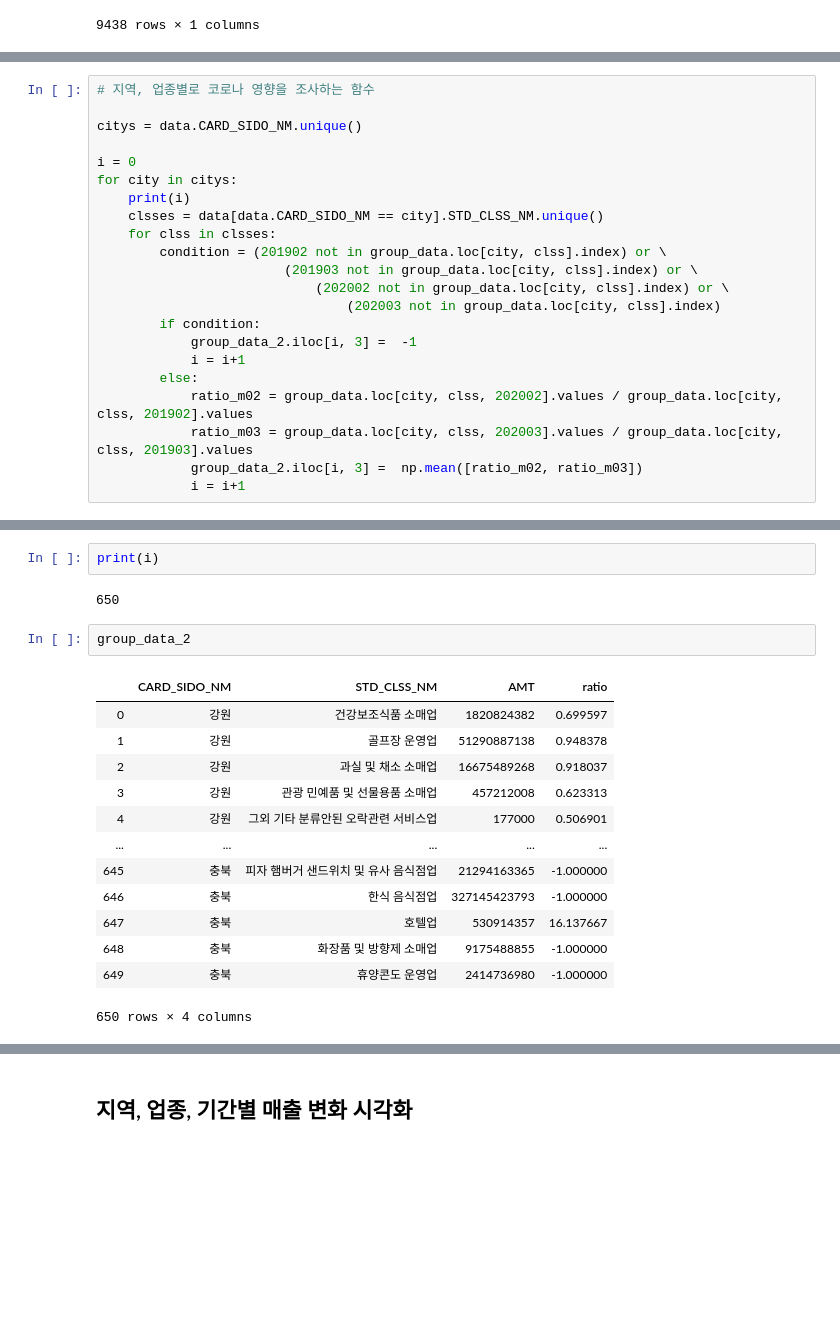
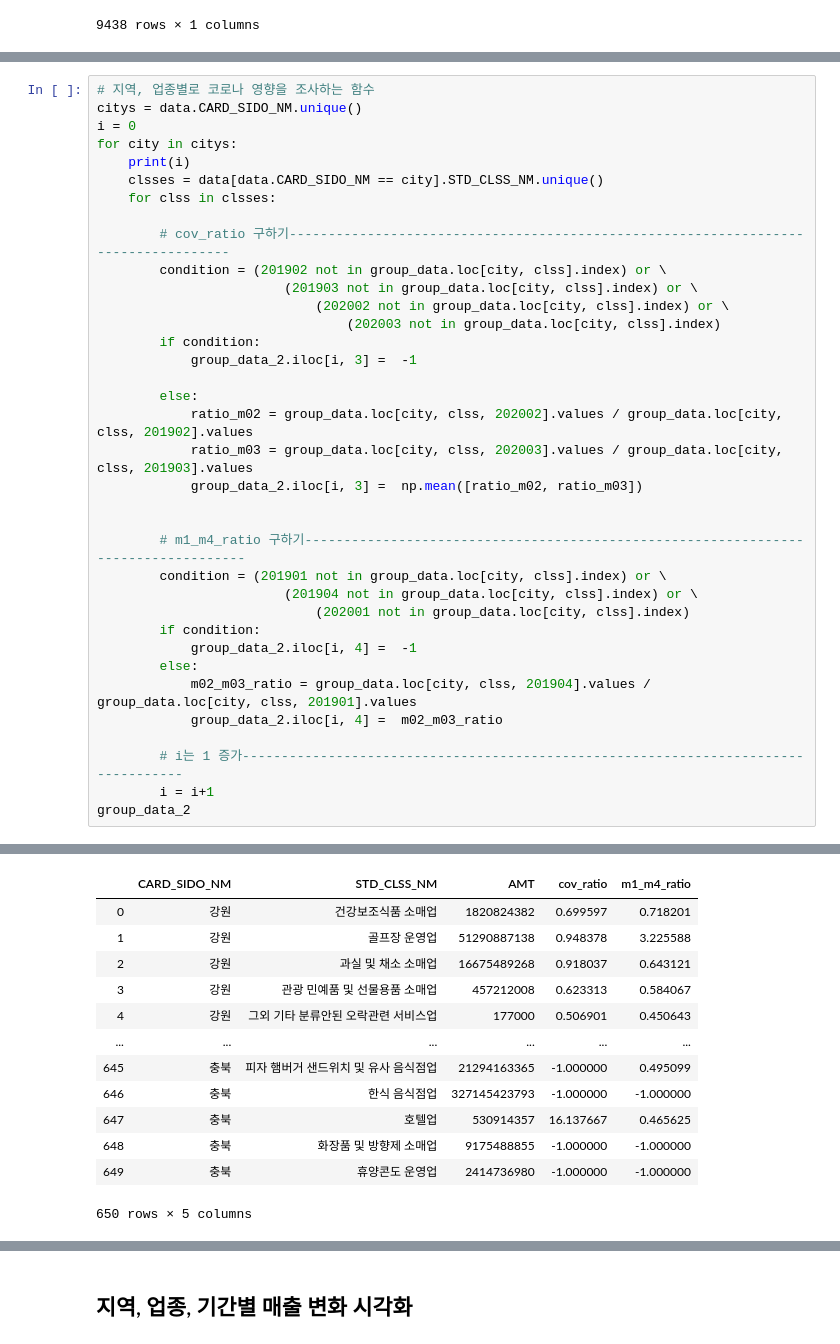
Before and after one commit to deagwon97/dacon-jeju-creditcard, a Jupyter notebook: jeju_creditcard_load_data.ipynb, the cells around one changed output, grey strips where cells are left out. Cells and saved outputs as stored; diff of their text form; blank space fills up the shorter version.

```diff
--- a/jeju_creditcard_load_data.ipynb
+++ b/jeju_creditcard_load_data.ipynb
@@ -392,62 +393,69 @@ group_data_2['ratio'] = 0
 #group_data_2 = np.zeros([len(group_data_2),3], dtype='<U2')
 # %%
 # 지역, 업종별로 코로나 영향을 조사하는 함수
-
 citys = data.CARD_SIDO_NM.unique()
-
 i = 0
 for city in citys:
     print(i)
     clsses = data[data.CARD_SIDO_NM == city].STD_CLSS_NM.unique()
     for clss in clsses:
+
+        # cov_ratio 구하기-----------------------------------------------------------------------------------
         condition = (201902 not in group_data.loc[city, clss].index) or \
                         (201903 not in group_data.loc[city, clss].index) or \
                             (202002 not in group_data.loc[city, clss].index) or \
                                 (202003 not in group_data.loc[city, clss].index)
         if condition:
             group_data_2.iloc[i, 3] =  -1
-            i = i+1
+
         else:
             ratio_m02 = group_data.loc[city, clss, 202002].values / group_data.loc[city, clss, 201902].values
             ratio_m03 = group_data.loc[city, clss, 202003].values / group_data.loc[city, clss, 201903].values
             group_data_2.iloc[i, 3] =  np.mean([ratio_m02, ratio_m03])
-            i = i+1
+
+
+        # m1_m4_ratio 구하기-----------------------------------------------------------------------------------
+        condition = (201901 not in group_data.loc[city, clss].index) or \
+                        (201904 not in group_data.loc[city, clss].index) or \
+                            (202001 not in group_data.loc[city, clss].index)
+        if condition:
+            group_data_2.iloc[i, 4] =  -1
+        else:
+            m02_m03_ratio = group_data.loc[city, clss, 201904].values / group_data.loc[city, clss, 201901].values
+            group_data_2.iloc[i, 4] =  m02_m03_ratio
+
+        # i는 1 증가-----------------------------------------------------------------------------------
+        i = i+1
+group_data_2
 # %% [output]
 0
 40
 79
 118
 157
 194
 231
 265
 305
 344
 376
 414
 452
 492
 531
 571
 611
+|  | CARD_SIDO_NM | STD_CLSS_NM | AMT | cov_ratio | m1_m4_ratio |
+| 0 | 강원 | 건강보조식품 소매업 | 1820824382 | 0.699597 | 0.718201 |
+| 1 | 강원 | 골프장 운영업 | 51290887138 | 0.948378 | 3.225588 |
+| 2 | 강원 | 과실 및 채소 소매업 | 16675489268 | 0.918037 | 0.643121 |
+| 3 | 강원 | 관광 민예품 및 선물용품 소매업 | 457212008 | 0.623313 | 0.584067 |
+| 4 | 강원 | 그외 기타 분류안된 오락관련 서비스업 | 177000 | 0.506901 | 0.450643 |
+| ... | ... | ... | ... | ... | ... |
+| 645 | 충북 | 피자 햄버거 샌드위치 및 유사 음식점업 | 21294163365 | -1.000000 | 0.495099 |
+| 646 | 충북 | 한식 음식점업 | 327145423793 | -1.000000 | -1.000000 |
+| 647 | 충북 | 호텔업 | 530914357 | 16.137667 | 0.465625 |
+| 648 | 충북 | 화장품 및 방향제 소매업 | 9175488855 | -1.000000 | -1.000000 |
+| 649 | 충북 | 휴양콘도 운영업 | 2414736980 | -1.000000 | -1.000000 |
+650 rows × 5 columns
-# %%
-print(i)
-# %% [output]
-650
-# %%
-group_data_2
-# %% [output]
-|  | CARD_SIDO_NM | STD_CLSS_NM | AMT | ratio |
-| 0 | 강원 | 건강보조식품 소매업 | 1820824382 | 0.699597 |
-| 1 | 강원 | 골프장 운영업 | 51290887138 | 0.948378 |
-| 2 | 강원 | 과실 및 채소 소매업 | 16675489268 | 0.918037 |
-| 3 | 강원 | 관광 민예품 및 선물용품 소매업 | 457212008 | 0.623313 |
-| 4 | 강원 | 그외 기타 분류안된 오락관련 서비스업 | 177000 | 0.506901 |
-| ... | ... | ... | ... | ... |
-| 645 | 충북 | 피자 햄버거 샌드위치 및 유사 음식점업 | 21294163365 | -1.000000 |
-| 646 | 충북 | 한식 음식점업 | 327145423793 | -1.000000 |
-| 647 | 충북 | 호텔업 | 530914357 | 16.137667 |
-| 648 | 충북 | 화장품 및 방향제 소매업 | 9175488855 | -1.000000 |
-| 649 | 충북 | 휴양콘도 운영업 | 2414736980 | -1.000000 |
-650 rows × 4 columns
 # %%
```
Also changed, not shown: parts of 19 cells of this notebook.
